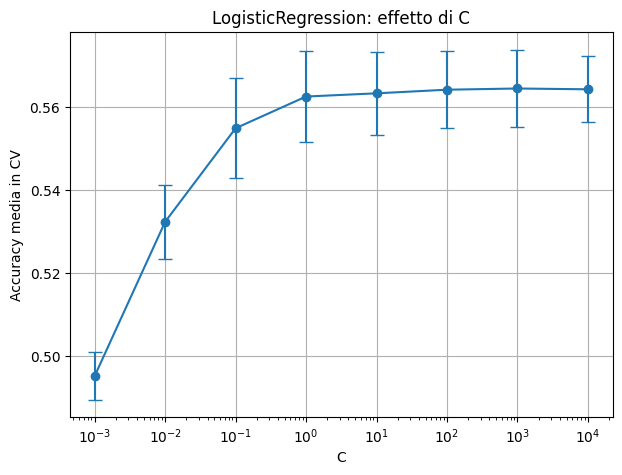
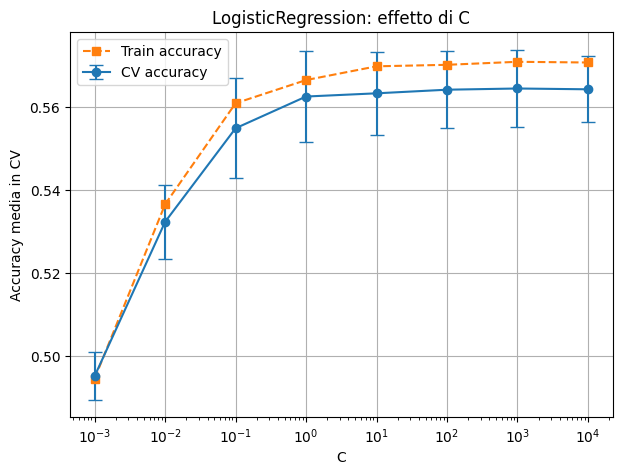
Unified diff of the notebook cell whose output changed from the first chart to the second:
--- before
+++ after
@@ -10,9 +10,11 @@
 C = logistic_param_grid["model__C"]
 plt.figure(figsize=(7, 5))
-plt.errorbar(C, logistic_results["mean_test_score"], yerr=logistic_results["std_test_score"], marker="o", capsize=5)
+plt.errorbar(C, logistic_results["mean_test_score"], yerr=logistic_results["std_test_score"], marker="o", capsize=5, label="CV accuracy")
+plt.plot(C, logistic_results["mean_train_score"], marker="s", linestyle="--", label="Train accuracy")
 plt.xscale("log")
 plt.xlabel("C")
 plt.ylabel("Accuracy media in CV")
 plt.title("LogisticRegression: effetto di C")
+plt.legend()
 plt.grid(True)
 plt.show()

Commit: Conclusioni + script python